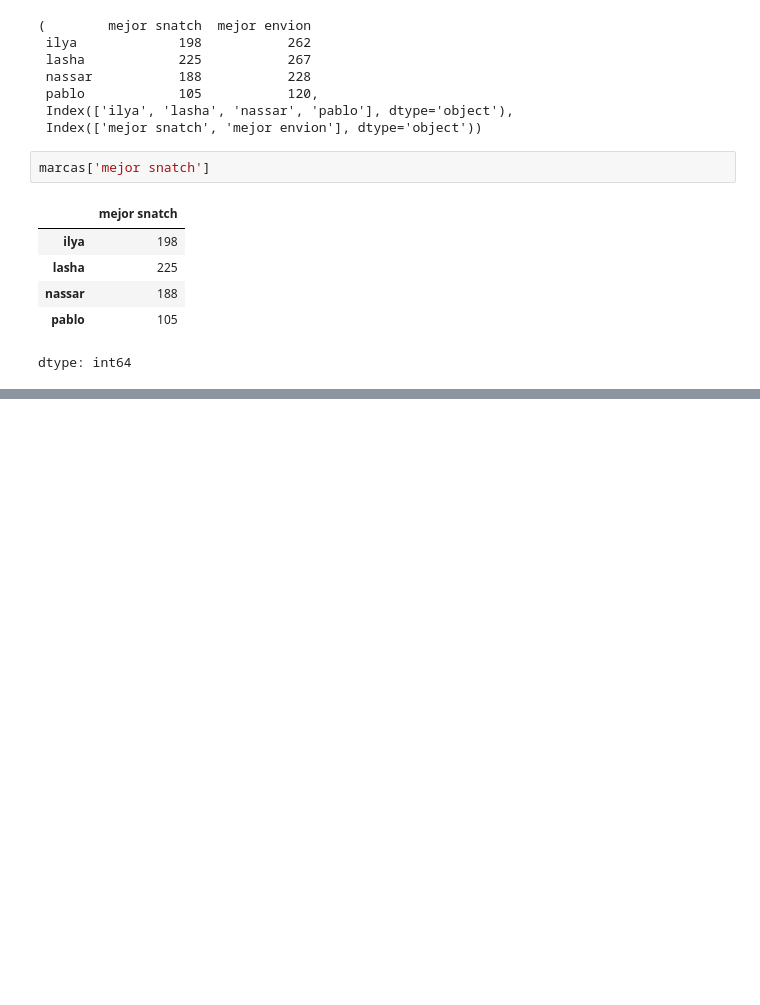
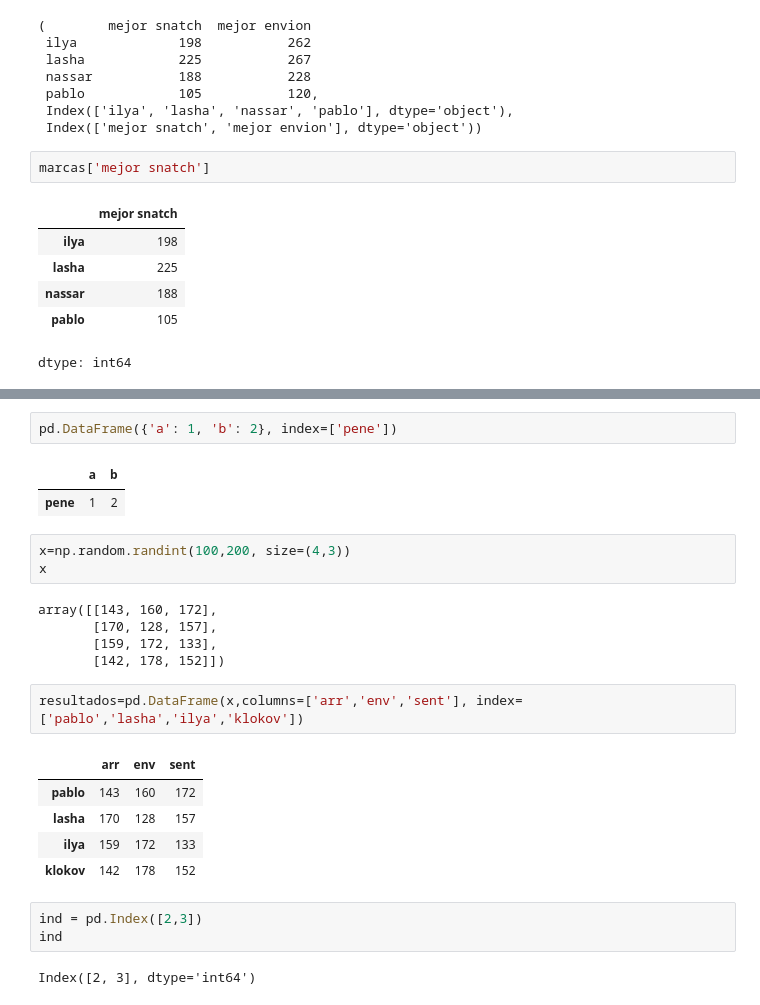
Before and after one commit to PabloDuranL/Aplicaciones, a Jupyter notebook: Pandapractica.ipynb, the cells around one changed output, grey strips where cells are left out. Drawn from its saved outputs; the diff is of its cells as text; blank space fills up the shorter version.

```diff
--- a/Pandapractica.ipynb
+++ b/Pandapractica.ipynb
@@ -85,0 +111,26 @@ KeyError: 'col0'
+# %%
+pd.DataFrame({'a': 1, 'b': 2}, index=['pene'])
+# %% [output]
+|  | a | b |
+| pene | 1 | 2 |
+# %%
+x=np.random.randint(100,200, size=(4,3))
+x
+# %% [output]
+array([[143, 160, 172],
+       [170, 128, 157],
+       [159, 172, 133],
+       [142, 178, 152]])
+# %%
+resultados=pd.DataFrame(x,columns=['arr','env','sent'], index=['pablo','lasha','ilya','klokov'])
+# %% [output]
+|  | arr | env | sent |
+| pablo | 143 | 160 | 172 |
+| lasha | 170 | 128 | 157 |
+| ilya | 159 | 172 | 133 |
+| klokov | 142 | 178 | 152 |
+# %%
+ind = pd.Index([2,3])
+ind
+# %% [output]
+Index([2, 3], dtype='int64')
```
Also changed, not shown: parts of 6 cells of this notebook.
